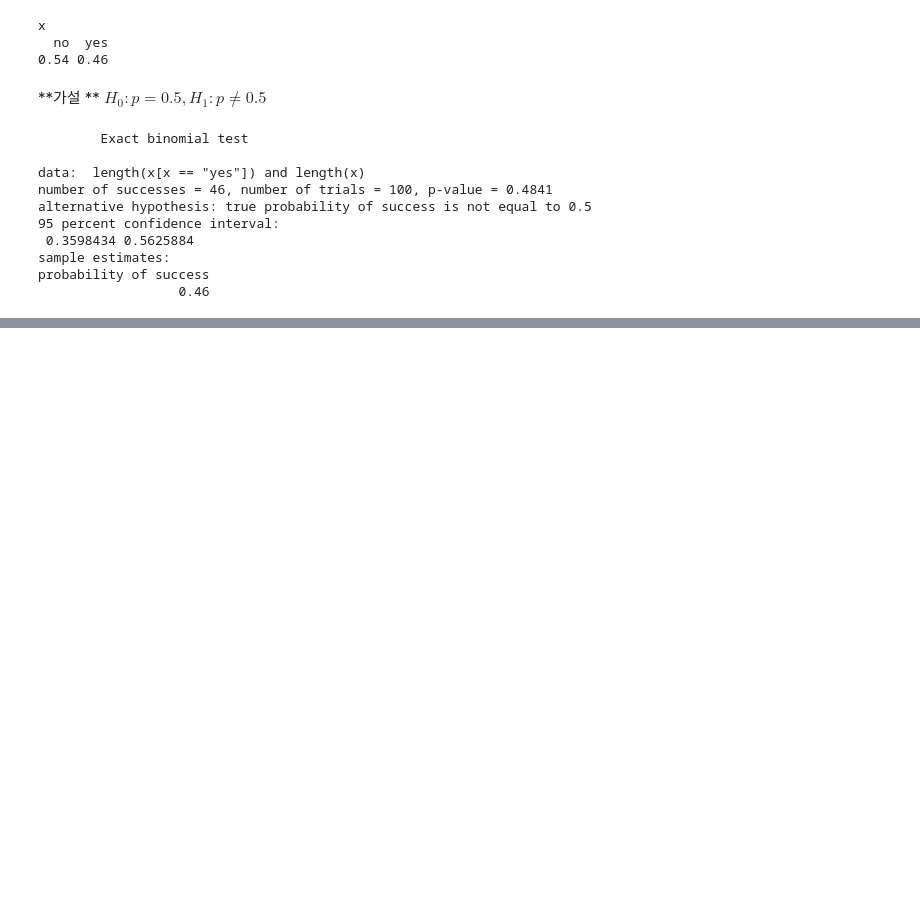
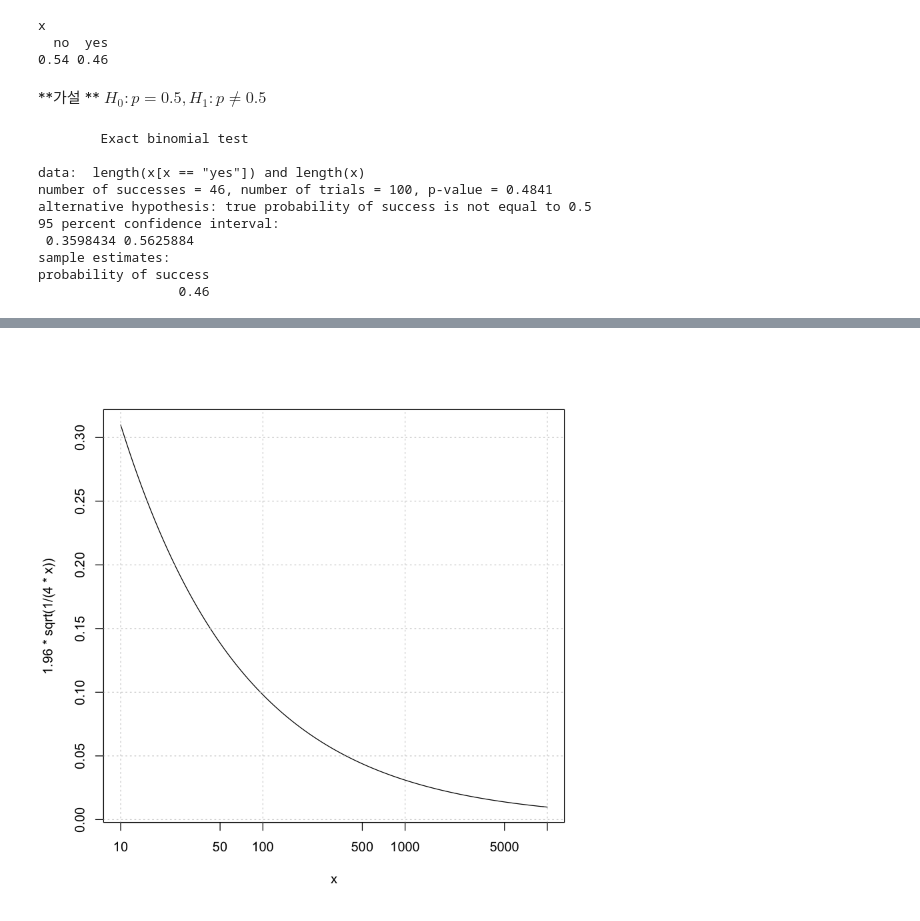
Before and after one commit to minus31/TID, a Jupyter notebook: R/R_EDA.ipynb, the cells around one changed output, grey strips where cells are left out. Cells and saved outputs as stored; diff of their text form; code cells hidden in the pictures; blank space fills up the shorter version.

```diff
--- a/R/R_EDA.ipynb
+++ b/R/R_EDA.ipynb
@@ -253,0 +267,5 @@ probability of success
+# %%
+curve(1.96*sqrt(1/(4*x)), 10, 10000, log='x')
+grid()
+# %% [output]
+[figure, added]
```
Also changed, not shown: parts of 23 cells of this notebook.
